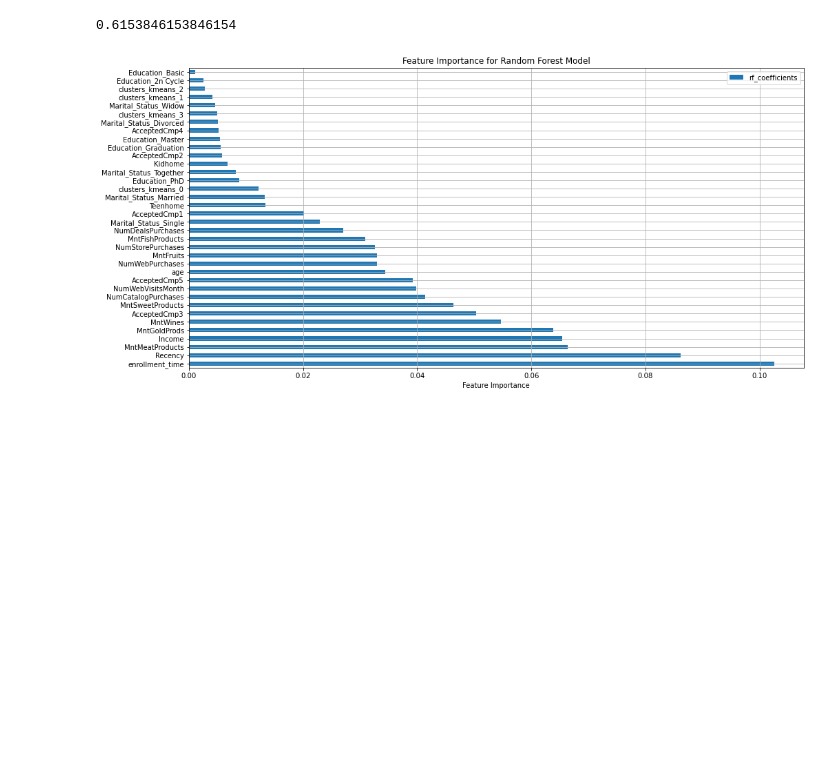
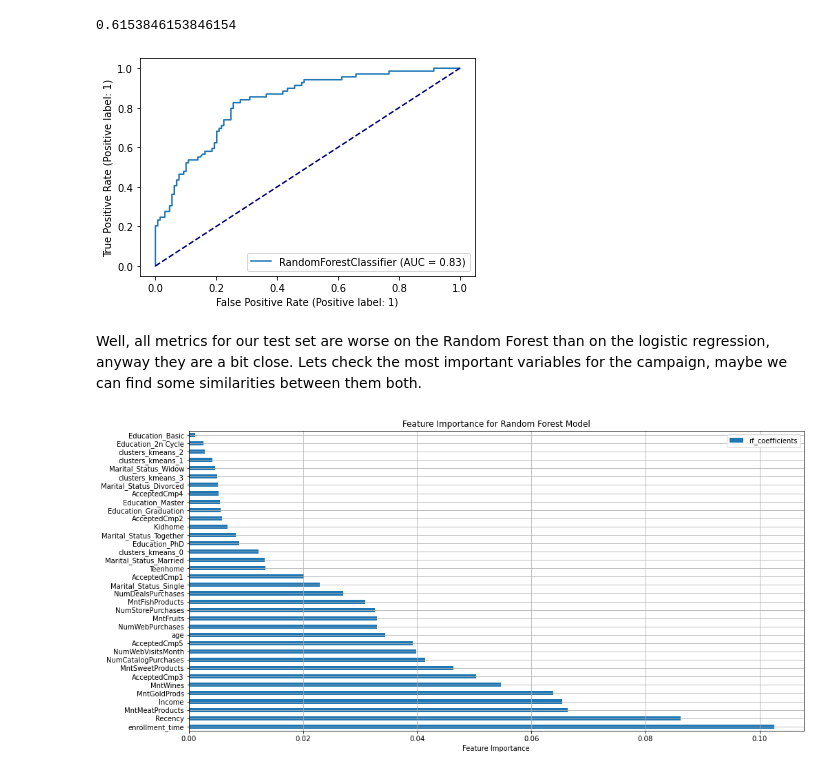
Before and after one commit to arojasb3/iFood_CRM-, a Jupyter notebook: ifood-data-business-analyst-test-latam-main/Classification Model.ipynb, the cells around one changed output. Cells and saved outputs as stored; diff of their text form; code cells hidden in the pictures; blank space fills up the shorter version.

```diff
--- a/ifood-data-business-analyst-test-latam-main/Classification Model.ipynb
+++ b/ifood-data-business-analyst-test-latam-main/Classification Model.ipynb
@@ -133,6 +183,8 @@ depths = range(2, len(X.columns))
 # finding best regularization for our logistic regression
 prev_f1_rf = 0
 rf = None
+best_trees = 0
+best_depth = 0
 for trees, depth in zip(number_of_trees, depths):
     clf = RandomForestClassifier(n_estimators=trees, max_depth=depth, random_state=random_state)
     clf.fit(X_train, y_train)
@@ -141,3 +193,7 @@ for trees, depth in zip(number_of_trees, depths):
     if prev_f1_rf < curr_f1:
         prev_f1_rf = curr_f1
         rf = clf
+        best_trees = trees
+        best_depth = depth
+
+best_trees, best_depth
@@ -158,6 +215,14 @@ recall_score(rf.predict(X_test), y_test)
 f1_score(rf.predict(X_test), y_test, average='binary')
 # %% [output]
 0.6153846153846154
+# %%
+plot_roc_curve(rf, X_test, y_test)
+plt.plot([0, 1], [0, 1], color='navy', linestyle='--');
+# %% [output]
+[figure, added]
+# %% [markdown]
+Well, all metrics for our test set are worse on the Random Forest than on the logistic regression, anyway they are a bit close.
+Lets check the most important variables for the campaign, maybe we can find some similarities between them both.
 # %%
 models_coefficients_rf = pd.DataFrame(rf.feature_importances_, X_train.columns, columns = ['rf_coefficients'])
 # %%
```
Also changed, not shown: parts of 22 cells of this notebook.
